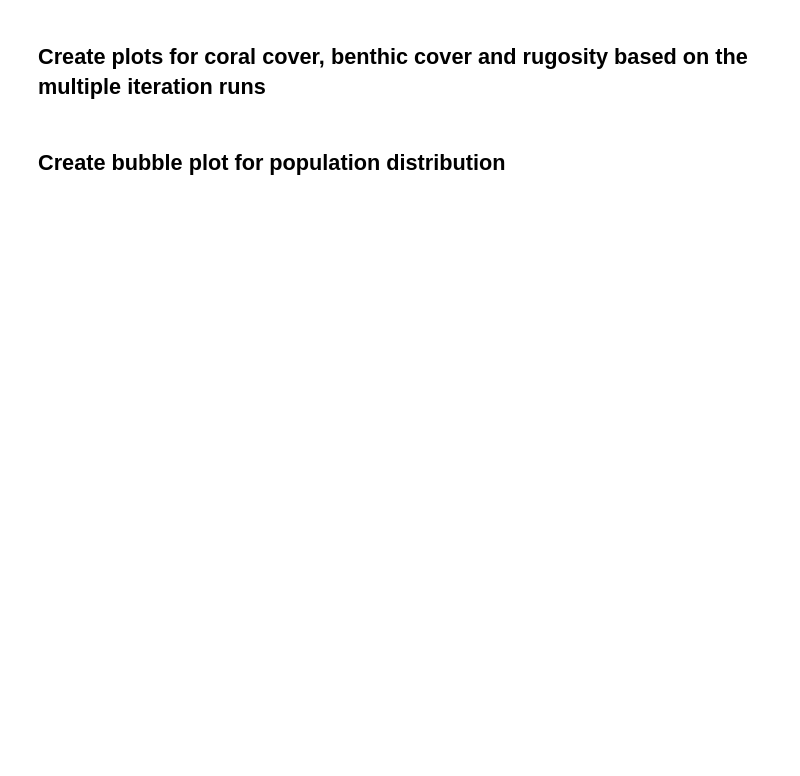
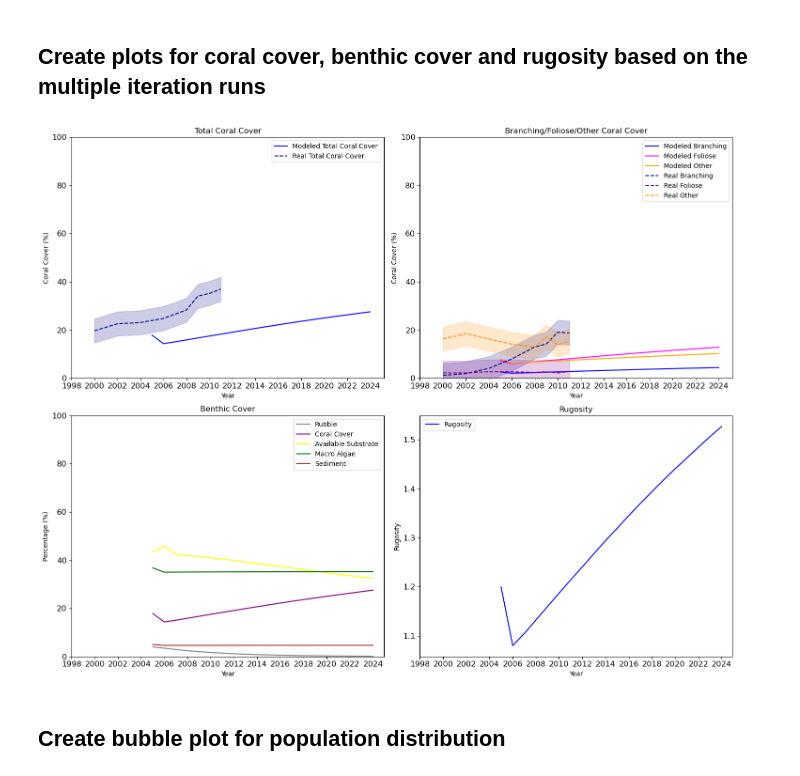
Before and after one commit to katyaov/Coral-Model-Public, a Jupyter notebook: Coral_model.ipynb, the cells around one changed output. Drawn from its saved outputs; the diff is of its cells as text; code cells hidden in the pictures; blank space fills up the shorter version.

Commit message:
added sedi2 and fixed 4x4 plot

```diff
--- a/Coral_model.ipynb
+++ b/Coral_model.ipynb
@@ -341,10 +455,10 @@ years = average_branching.index
 actual_years = [year + year_start for year in years]
 
 # Plot Total Coral Cover
-axs[0, 0].plot(actual_years, average_total, label='Modeled Total Coral Cover', color='blue')
-axs[0, 0].fill_between(actual_years, average_total - std_dev_total, average_total + std_dev_total, color='blue', alpha=0.2)
-axs[0, 0].plot(real_df['Year'], real_df['Total_Coral_Cover (%)'], label='Real Total Coral Cover', color='darkblue', linestyle='--')
-axs[0, 0].fill_between(real_df['Year'], real_df['Total_Coral_Cover (%)'] - real_total_margin, real_df['Total_Coral_Cover (%)'] + real_total_margin, color='darkblue', alpha=0.2)
+axs[0, 0].plot(actual_years, average_total.astype(float), label='Modeled Total Coral Cover', color='blue')
+axs[0, 0].fill_between(actual_years, (average_total - std_dev_total).astype(float), (average_total + std_dev_total).astype(float), color='blue', alpha=0.2)
+axs[0, 0].plot(real_df['Year'].astype(float), real_df['Total_Coral_Cover (%)'].astype(float), label='Real Total Coral Cover', color='darkblue', linestyle='--')
+axs[0, 0].fill_between(real_df['Year'].astype(float), (real_df['Total_Coral_Cover (%)'].astype(float) - real_total_margin), (real_df['Total_Coral_Cover (%)'].astype(float) + real_total_margin), color='darkblue', alpha=0.2)
 axs[0, 0].set_title('Total Coral Cover')
 axs[0, 0].set_xlabel('Year')
 axs[0, 0].set_ylabel('Coral Cover (%)')
@@ -354,18 +468,18 @@ axs[0, 0].set_xticks(actual_years)
 axs[0, 0].set_xticklabels([f'{int(year)}' for year in actual_years])
 
 # Plot Branching, Foliose, and Other Coral Cover
-axs[0, 1].plot(actual_years, average_branching, label='Modeled Branching', color='blue')
-axs[0, 1].fill_between(actual_years, average_branching - std_dev_branching, average_branching + std_dev_branching, color='blue', alpha=0.2)
-axs[0, 1].plot(actual_years, average_foliose, label='Modeled Foliose', color='fuchsia')
-axs[0, 1].fill_between(actual_years, average_foliose - std_dev_foliose, average_foliose + std_dev_foliose, color='fuchsia', alpha=0.2)
-axs[0, 1].plot(actual_years, average_other, label='Modeled Other', color='orange')
-axs[0, 1].fill_between(actual_years, average_other - std_dev_other, average_other + std_dev_other, color='orange', alpha=0.2)
-axs[0, 1].plot(real_df['Year'], real_df['RealBranching_Area (%)'], label='Real Branching', color='darkblue', linestyle='--')
-axs[0, 1].fill_between(real_df['Year'], real_df['RealBranching_Area (%)'] - real_branching_margin, real_df['RealBranching_Area (%)'] + real_branching_margin, color='darkblue', alpha=0.2)
-axs[0, 1].plot(real_df['Year'], real_df['RealFoliose_Area (%)'], label='Real Foliose', color='darkmagenta', linestyle='--')
-axs[0, 1].fill_between(real_df['Year'], real_df['RealFoliose_Area (%)'] - real_foliose_margin, real_df['RealFoliose_Area (%)'] + real_foliose_margin, color='darkmagenta', alpha=0.2)
-axs[0, 1].plot(real_df['Year'], real_df['RealOther_Area (%)'], label='Real Other', color='darkorange', linestyle='--')
-axs[0, 1].fill_between(real_df['Year'], real_df['RealOther_Area (%)'] - real_other_margin, real_df['RealOther_Area (%)'] + real_other_margin, color='darkorange', alpha=0.2)
+axs[0, 1].plot(actual_years, average_branching.astype(float), label='Modeled Branching', color='blue')
+axs[0, 1].fill_between(actual_years, (average_branching - std_dev_branching).astype(float), (average_branching + std_dev_branching).astype(float), color='blue', alpha=0.2)
+axs[0, 1].plot(actual_years, average_foliose.astype(float), label='Modeled Foliose', color='fuchsia')
+axs[0, 1].fill_between(actual_years, (average_foliose - std_dev_foliose).astype(float), (average_foliose + std_dev_foliose).astype(float), color='fuchsia', alpha=0.2)
+axs[0, 1].plot(actual_years, average_other.astype(float), label='Modeled Other', color='orange')
+axs[0, 1].fill_between(actual_years, (average_other - std_dev_other).astype(float), (average_other + std_dev_other).astype(float), color='orange', alpha=0.2)
+axs[0, 1].plot(real_df['Year'].astype(float), real_df['RealBranching_Area (%)'].astype(float), label='Real Branching', color='darkblue', linestyle='--')
+axs[0, 1].fill_between(real_df['Year'].astype(float), (real_df['RealBranching_Area (%)'].astype(float) - real_branching_margin), (real_df['RealBranching_Area (%)'].astype(float) + real_branching_margin), color='darkblue', alpha=0.2)
+axs[0, 1].plot(real_df['Year'].astype(float), real_df['RealFoliose_Area (%)'].astype(float), label='Real Foliose', color='darkmagenta', linestyle='--')
+axs[0, 1].fill_between(real_df['Year'].astype(float), (real_df['RealFoliose_Area (%)'].astype(float) - real_foliose_margin), (real_df['RealFoliose_Area (%)'].astype(float) + real_foliose_margin), color='darkmagenta', alpha=0.2)
+axs[0, 1].plot(real_df['Year'].astype(float), real_df['RealOther_Area (%)'].astype(float), label='Real Other', color='darkorange', linestyle='--')
+axs[0, 1].fill_between(real_df['Year'].astype(float), (real_df['RealOther_Area (%)'].astype(float) - real_other_margin), (real_df['RealOther_Area (%)'].astype(float) + real_other_margin), color='darkorange', alpha=0.2)
 axs[0, 1].set_title('Branching/Foliose/Other Coral Cover')
 axs[0, 1].set_xlabel('Year')
 axs[0, 1].set_ylabel('Coral Cover (%)')
@@ -426,33 +540,35 @@ axs[1,1].set_xticklabels([f'{int(year)}' for year in actual_years])
 # Get current x-axis limits
 xlim = axs[0, 0].get_xlim()
 
 # Create integer ticks from start to end
 year_ticks = list(range(int(xlim[0]), int(xlim[1])+1, 2))
 axs[0, 0].set_xticks(year_ticks)
 axs[0, 0].set_xticklabels([str(year) for year in year_ticks])
 
 axs[1, 0].set_xticks(year_ticks)
 axs[1, 0].set_xticklabels([str(year) for year in year_ticks])
 
 axs[0, 1].set_xticks(year_ticks)
 axs[0, 1].set_xticklabels([str(year) for year in year_ticks])
 
 axs[1, 1].set_xticks(year_ticks)
 axs[1, 1].set_xticklabels([str(year) for year in year_ticks])
 
 # Adjust layout
 plt.tight_layout()
 
 # Define the graph directory path
 graph_dir = r'output/figures'
 
 # Create the directory if it doesn't exist
 os.makedirs(graph_dir, exist_ok=True)
 
 # Save the combined plot to the specified folder
 graph_path = os.path.join(graph_dir, 'combined_graphs.png')
 plt.savefig(graph_path)
 plt.show()
+# %% [output]
+[figure, added]
 # %% [markdown]
 ## Create bubble plot for population distribution
 # %%
```
Also changed, not shown: parts of 21 cells of this notebook, 24 other files.
